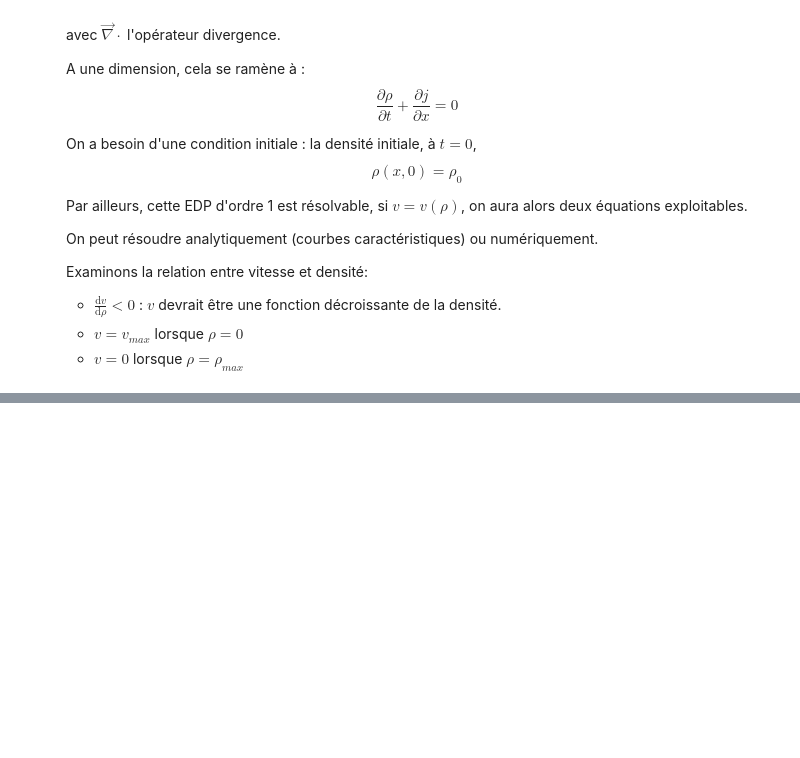
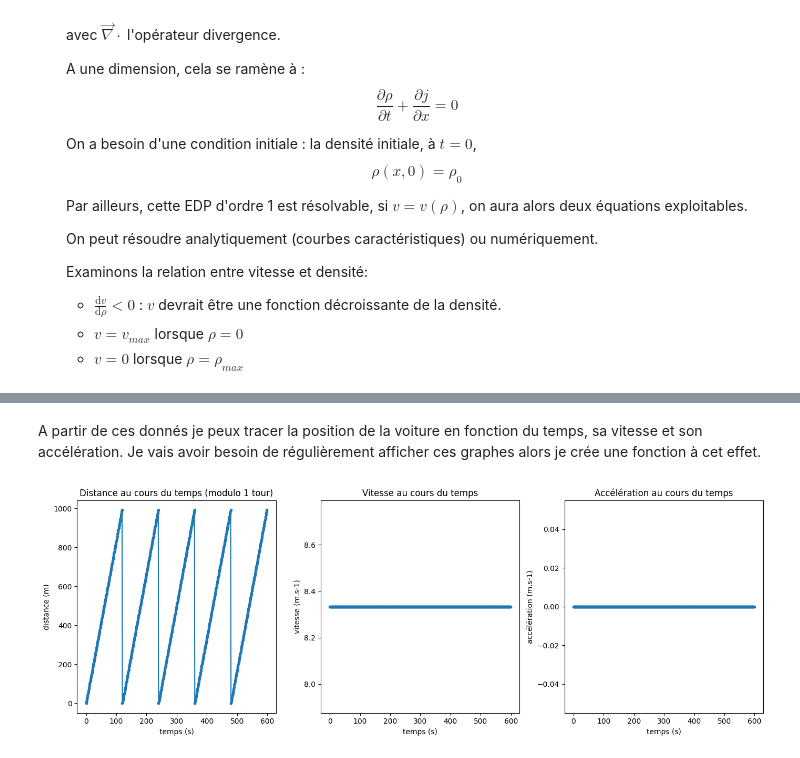
Before and after one commit to ThibautLavenant/phyMod_miniproject, a Jupyter notebook: MiniProject.ipynb, the cells around one changed output, grey strips where cells are left out. Cells and saved outputs as stored; diff of their text form; code cells hidden in the pictures; blank space fills up the shorter version.

```diff
--- a/MiniProject.ipynb
+++ b/MiniProject.ipynb
@@ -116,0 +141,49 @@ v(1-kt\exp(\frac{t_1-t}{t_1})) &, & \ t > 0
+# %%
+import numpy as np
+
+_maxSpeed = 30 / 3.6  # m.s-1
+_trackLen = 1000    # m
+
+def getCarKinematics(l_t):
+    '''Donne la position angulaire de la voiture à partir d'une liste d'instants (en secondes)'''
+    retVal = np.empty((3, len(l_t)))
+    # Angle
+    retVal[0, :] = np.mod(_maxSpeed * l_t, _trackLen)
+    # Vitesse
+    retVal[1, :] = np.ones(len(l_t)) * _maxSpeed
+    # Accel
+    retVal[2, :] = 0
+    return retVal
+# %% [markdown]
+A partir de ces donnés je peux tracer la position de la voiture en fonction du temps, sa vitesse et son accélération. Je vais avoir besoin de régulièrement afficher ces graphes alors je crée une fonction à cet effet.
+# %%
+np_times = np.arange(0, 60*10, 1) # en secondes
+np_carKinematics = getCarKinematics(np_times)
+
+import matplotlib.pyplot as plt
+
+def showCarKinematics(np_carKinematics):
+    # configuration de la grille de plots
+    fig, axs = plt.subplots(1, 3, figsize=(14, 5))
+
+    axs[0].plot(np_times, np_carKinematics[0, :], '.-')
+    axs[0].set_title('Distance au cours du temps (modulo 1 tour)')
+    axs[0].set_xlabel('temps (s)')
+    axs[0].set_ylabel('distance (m)')
+
+    axs[1].plot(np_times, np_carKinematics[1, :], '.-')
+    axs[1].set_title('Vitesse au cours du temps')
+    axs[1].set_xlabel('temps (s)')
+    axs[1].set_ylabel('vitesse (m.s-1)')
+
+    axs[2].plot(np_times, np_carKinematics[2, :], '.-')
+    axs[2].set_title('Accélération au cours du temps')
+    axs[2].set_xlabel('temps (s)')
+    axs[2].set_ylabel('accélération (m.s-1)')
+
+    plt.tight_layout(w_pad=1, h_pad=1)
+    plt.show()
+
+showCarKinematics(np_carKinematics)
+# %% [output]
+[figure, added]
```
Also changed, not shown: parts of 5 cells of this notebook, 1 other file.
